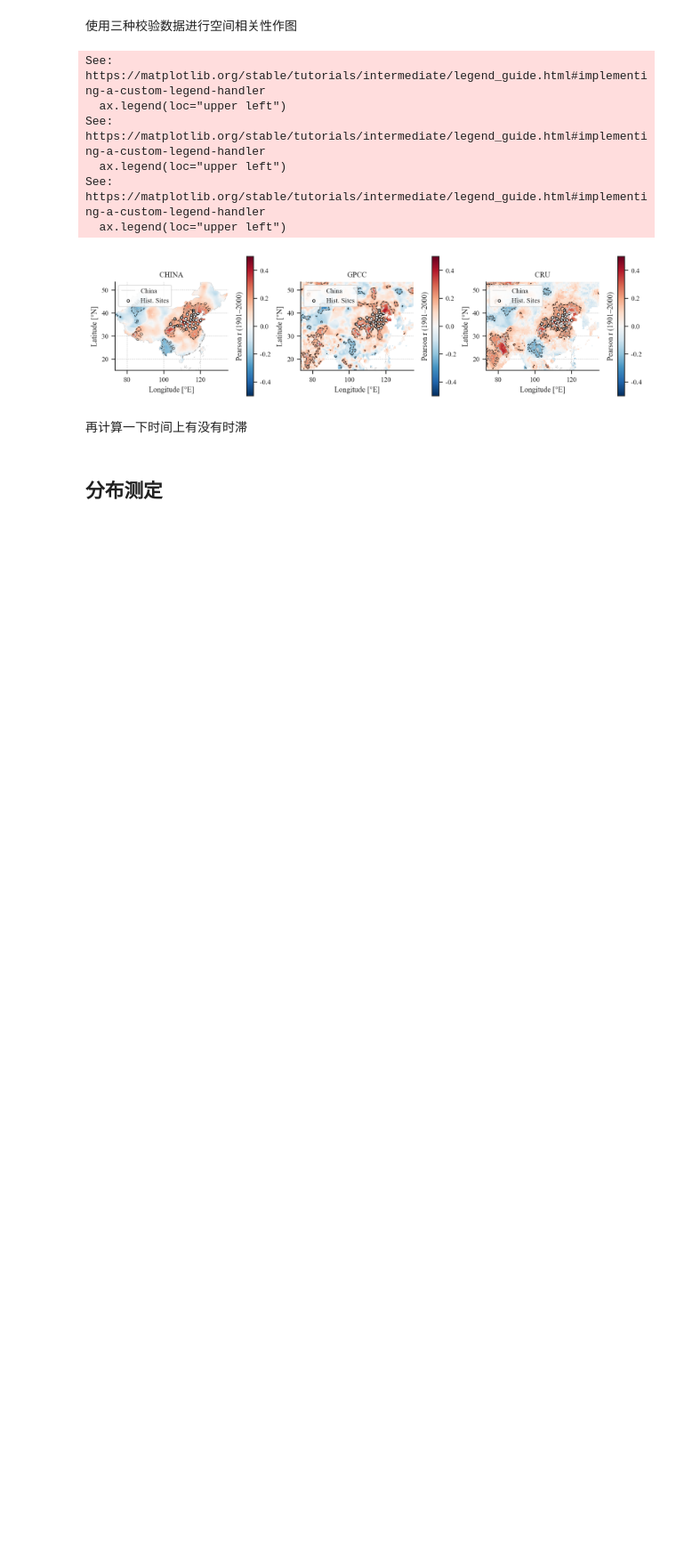
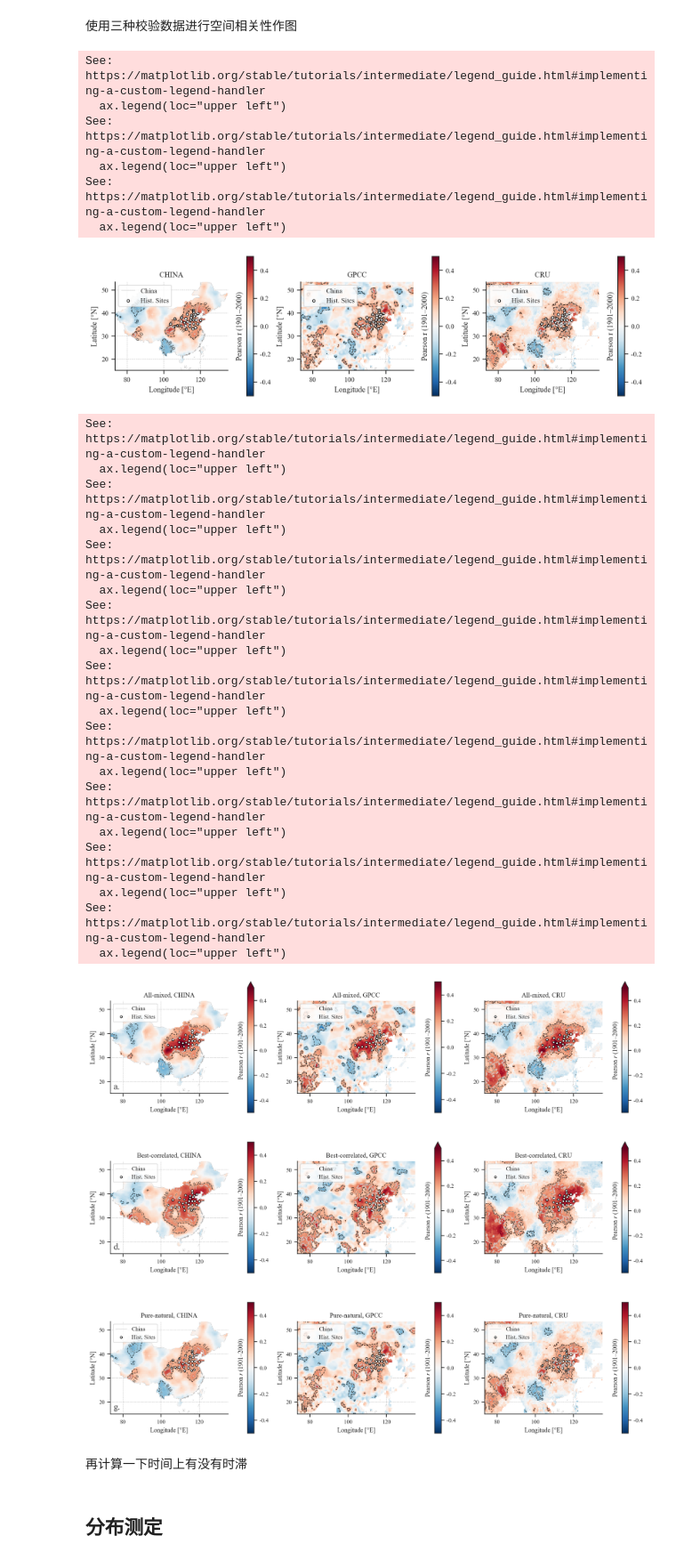
Before and after one commit to SongshGeo/shifting_baseline, a Jupyter notebook: reports/natural.ipynb, the cells around one changed output. Shown at 89% size. Saved outputs shown, nothing was run; the diff lists cells and outputs as text; code cells hidden in the pictures; blank space fills up the shorter version.

```diff
--- a/reports/natural.ipynb
+++ b/reports/natural.ipynb
@@ -271,6 +269,58 @@ See: https://matplotlib.org/stable/tutorials/intermediate/legend_guide.html#impl
 See: https://matplotlib.org/stable/tutorials/intermediate/legend_guide.html#implementing-a-custom-legend-handler
   ax.legend(loc="upper left")
 [figure]
+# %%
+# ===== SI Fig. 4：三个数据情景 × 三个验证数据集的空间相关（验证期 1901–2000 CE）=====
+# 行：All-mixed、Best-correlated、Pure-natural（与 SI Table S5/S6 一致）；列：China、GPCC、CRU。
+# 情景 N-WDI 由 load_scenario_nwdi 读取（同一贝叶斯整合流程生成的缓存）。
+# calc_spatial_corr 已限定验证期，并在期内重新标准化仪器数据。
+from string import ascii_lowercase
+
+from shifting_baseline.data import load_scenario_nwdi
+
+SCENARIOS = {"All-mixed": "mac", "Best-correlated": "best", "Pure-natural": "pure"}
+scenario_series = {
+    label: load_scenario_nwdi(cfg, name) for label, name in SCENARIOS.items()
+}
+fig, axs = plt.subplots(3, 3, figsize=(12, 10.5))
+for row, (scenario, nwdi) in enumerate(scenario_series.items()):
+    nwdi_xr = nwdi.to_xarray()
+    for col, (name, vds) in enumerate(validation_data.items()):
+        ax = plot_spatial_corr(
+            calc_spatial_corr(nwdi_xr, vds["z"]),
+            ax=axs[row, col],
+            cbar_label=f"Pearson $r$ ({VALIDATION_START}–{FINAL})",
+        )
+        ax.set_title(f"{scenario}, {name.upper()}", fontsize=10)
+
+for ax, lab in zip(axs.flat, ascii_lowercase):
+    ax.text(0.03, 0.05, f"{lab}.", transform=ax.transAxes, fontsize=13, weight="bold")
+
+fig.tight_layout()
+fig.savefig(
+    f"{cfg.ds.figs}/CollMemo_Figure_SI_validate.png", dpi=300, bbox_inches="tight"
+)
+plt.show();
+# %% [output]
+See: https://matplotlib.org/stable/tutorials/intermediate/legend_guide.html#implementing-a-custom-legend-handler
+  ax.legend(loc="upper left")
+See: https://matplotlib.org/stable/tutorials/intermediate/legend_guide.html#implementing-a-custom-legend-handler
+  ax.legend(loc="upper left")
+See: https://matplotlib.org/stable/tutorials/intermediate/legend_guide.html#implementing-a-custom-legend-handler
+  ax.legend(loc="upper left")
+See: https://matplotlib.org/stable/tutorials/intermediate/legend_guide.html#implementing-a-custom-legend-handler
+  ax.legend(loc="upper left")
+See: https://matplotlib.org/stable/tutorials/intermediate/legend_guide.html#implementing-a-custom-legend-handler
+  ax.legend(loc="upper left")
+See: https://matplotlib.org/stable/tutorials/intermediate/legend_guide.html#implementing-a-custom-legend-handler
+  ax.legend(loc="upper left")
+See: https://matplotlib.org/stable/tutorials/intermediate/legend_guide.html#implementing-a-custom-legend-handler
+  ax.legend(loc="upper left")
+See: https://matplotlib.org/stable/tutorials/intermediate/legend_guide.html#implementing-a-custom-legend-handler
+  ax.legend(loc="upper left")
+See: https://matplotlib.org/stable/tutorials/intermediate/legend_guide.html#implementing-a-custom-legend-handler
+  ax.legend(loc="upper left")
+[figure, added]
 # %% [markdown]
 再计算一下时间上有没有时滞
 # %% [markdown]
```
Also changed, not shown: parts of 3 cells of this notebook, 13 other files.
